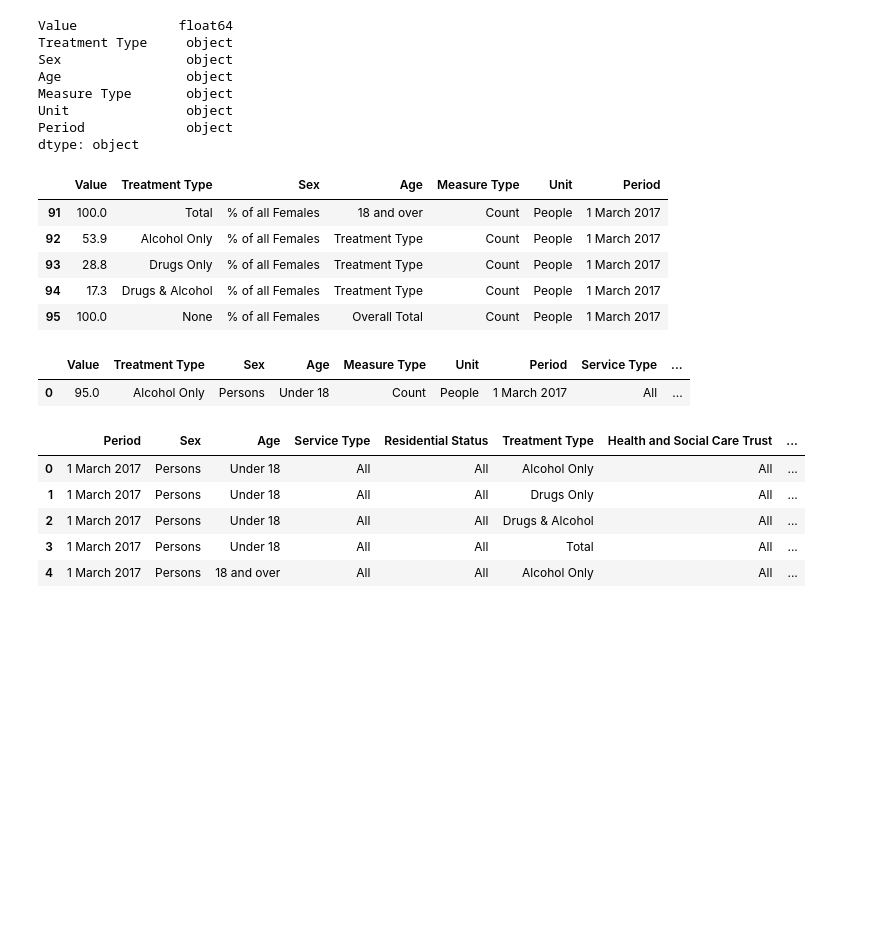
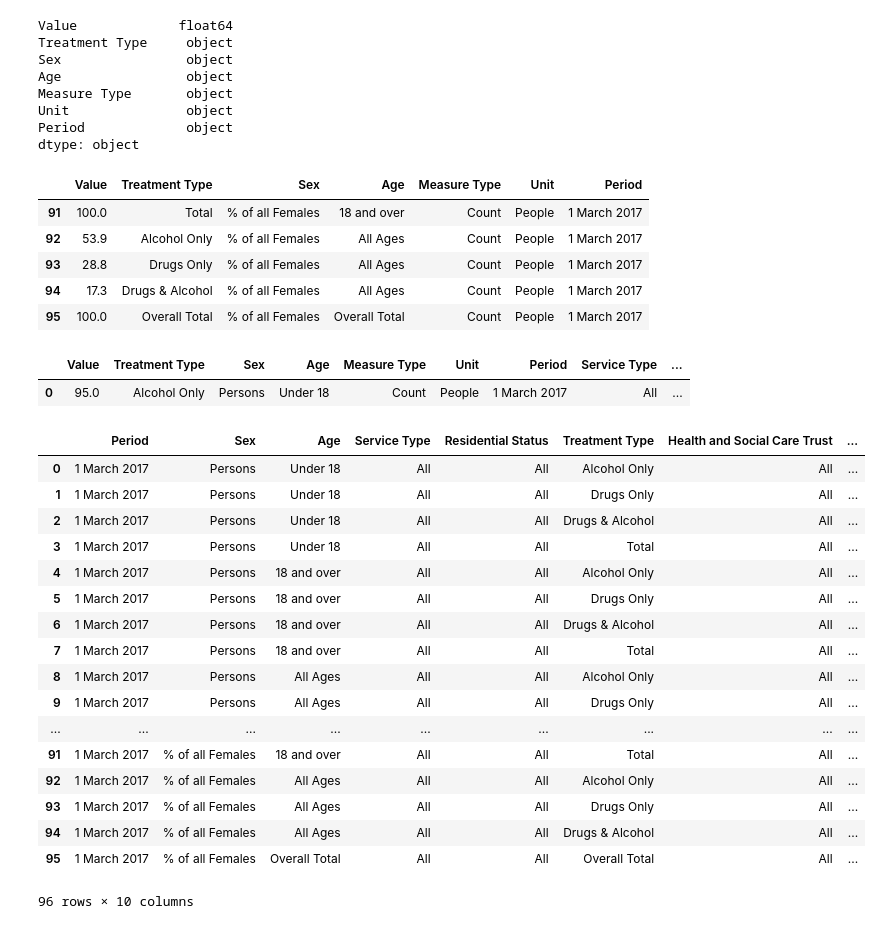
Before and after one commit to GSS-Cogs/DH-NI-Drug-and-Alcohol-Treatment-Services, a Jupyter notebook: Treatment Services by Age and Gender.ipynb, the cells around one changed output. Saved outputs shown, nothing was run; the diff lists cells and outputs as text; code cells hidden in the pictures; blank space fills up the shorter version.

Commit message:
Hard coded fix for problem with merged cell - Overall Total

```diff
--- a/Treatment Services by Age and Gender.ipynb
+++ b/Treatment Services by Age and Gender.ipynb
@@ -39,4 +39,4 @@ age
 # %%
-Treatment = tab.excel_ref('B4').expand(RIGHT).is_not_blank()
+Treatment = tab.excel_ref('B4').expand(RIGHT)
 Treatment
 # %% [output]
@@ -49,6 +49,6 @@ sex
 # %%
 Dimensions = [
-            HDim(Treatment,'Treatment Type',DIRECTLY,ABOVE),
+            HDim(Treatment,'Treatment Type',CLOSEST,LEFT), # Changed from DIRECTLY,ABOVE due to merged cells - Lperryman
             HDim(sex,'Sex',DIRECTLY,LEFT),
             HDim(age,'Age',CLOSEST,LEFT),
             HDimConst('Measure Type', 'Count'),
@@ -82,0 +61,6 @@ new_table
+# %%
+new_table = c1.topandas()
+new_table.loc[new_table['Age'] == 'Treatment Type', 'Age'] = 'All Ages'
+new_table.loc[new_table['Age'] == 'Overall Total', 'Age'] = 'All Ages'
+new_table.loc[new_table['Treatment Type'] == '', 'Treatment Type'] = 'Total'
+new_table
@@ -98,10 +101,10 @@ new_table.tail(5)
 # %% [output]
 |  | Value | Treatment Type | Sex | Age | Measure Type | Unit | Period |
 | 91 | 100.0 | Total | % of all Females | 18 and over | Count | People | 1 March 2017 |
-| 92 | 53.9 | Alcohol Only | % of all Females | Treatment Type | Count | People | 1 March 2017 |
-| 93 | 28.8 | Drugs Only | % of all Females | Treatment Type | Count | People | 1 March 2017 |
-| 94 | 17.3 | Drugs & Alcohol | % of all Females | Treatment Type | Count | People | 1 March 2017 |
-| 95 | 100.0 | None | % of all Females | Overall Total | Count | People | 1 March 2017 |
+| 92 | 53.9 | Alcohol Only | % of all Females | All Ages | Count | People | 1 March 2017 |
+| 93 | 28.8 | Drugs Only | % of all Females | All Ages | Count | People | 1 March 2017 |
+| 94 | 17.3 | Drugs & Alcohol | % of all Females | All Ages | Count | People | 1 March 2017 |
+| 95 | 100.0 | Overall Total | % of all Females | Overall Total | Count | People | 1 March 2017 |
 # %%
 def user_perc(x):
 
@@ -133,11 +136,23 @@ new_table.head(1)
 # %%
 new_table = new_table[['Period', 'Sex', 'Age', 'Service Type', 'Residential Status', 'Treatment Type', 'Health and Social Care Trust', 'Measure Type', 'Unit', 'Value']]
 # %%
-new_table.head(5)
+new_table
 # %% [output]
 |  | Period | Sex | Age | Service Type | Residential Status | Treatment Type | Health and Social Care Trust | ... |
 | 0 | 1 March 2017 | Persons | Under 18 | All | All | Alcohol Only | All | ... |
 | 1 | 1 March 2017 | Persons | Under 18 | All | All | Drugs Only | All | ... |
 | 2 | 1 March 2017 | Persons | Under 18 | All | All | Drugs & Alcohol | All | ... |
 | 3 | 1 March 2017 | Persons | Under 18 | All | All | Total | All | ... |
 | 4 | 1 March 2017 | Persons | 18 and over | All | All | Alcohol Only | All | ... |
+| 5 | 1 March 2017 | Persons | 18 and over | All | All | Drugs Only | All | ... |
+| 6 | 1 March 2017 | Persons | 18 and over | All | All | Drugs & Alcohol | All | ... |
+| 7 | 1 March 2017 | Persons | 18 and over | All | All | Total | All | ... |
+| 8 | 1 March 2017 | Persons | All Ages | All | All | Alcohol Only | All | ... |
+| 9 | 1 March 2017 | Persons | All Ages | All | All | Drugs Only | All | ... |
+| ... | ... | ... | ... | ... | ... | ... | ... | ... |
+| 91 | 1 March 2017 | % of all Females | 18 and over | All | All | Total | All | ... |
+| 92 | 1 March 2017 | % of all Females | All Ages | All | All | Alcohol Only | All | ... |
+| 93 | 1 March 2017 | % of all Females | All Ages | All | All | Drugs Only | All | ... |
+| 94 | 1 March 2017 | % of all Females | All Ages | All | All | Drugs & Alcohol | All | ... |
+| 95 | 1 March 2017 | % of all Females | Overall Total | All | All | Overall Total | All | ... |
+96 rows × 10 columns
```
Also changed, not shown: parts of 7 cells of this notebook, 5 other files.
